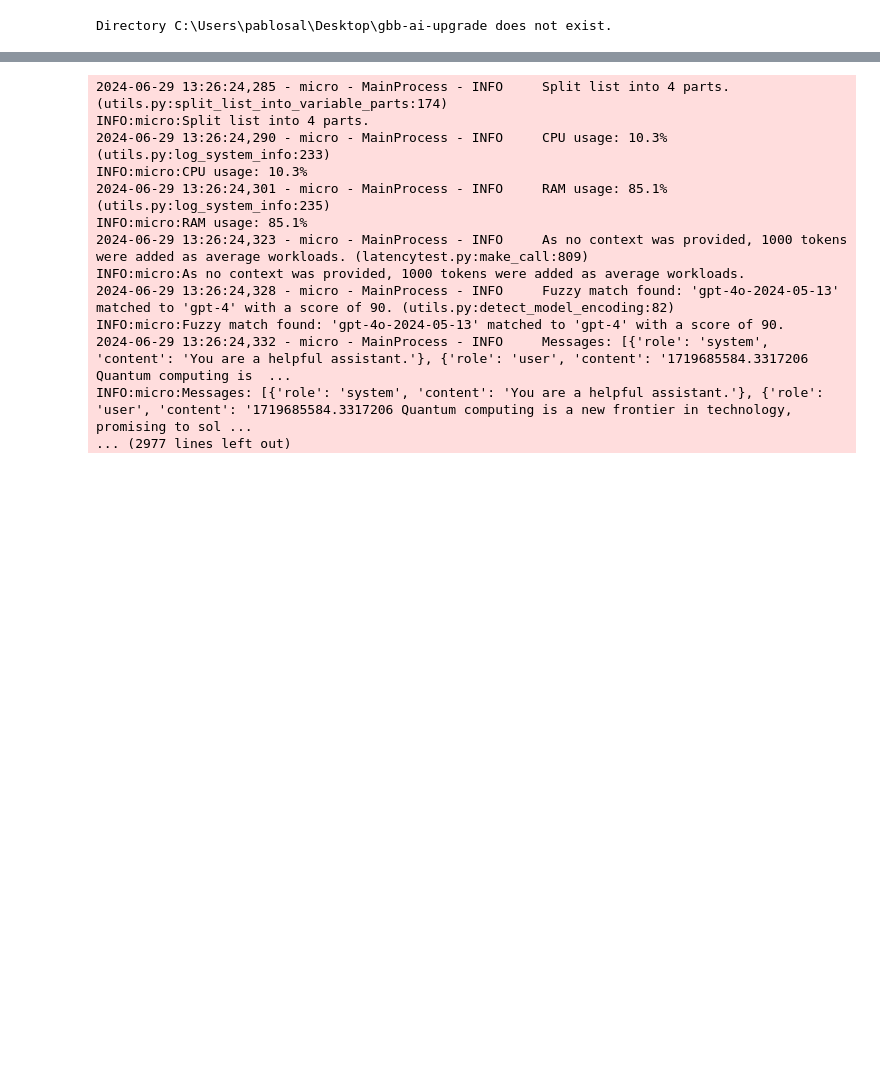
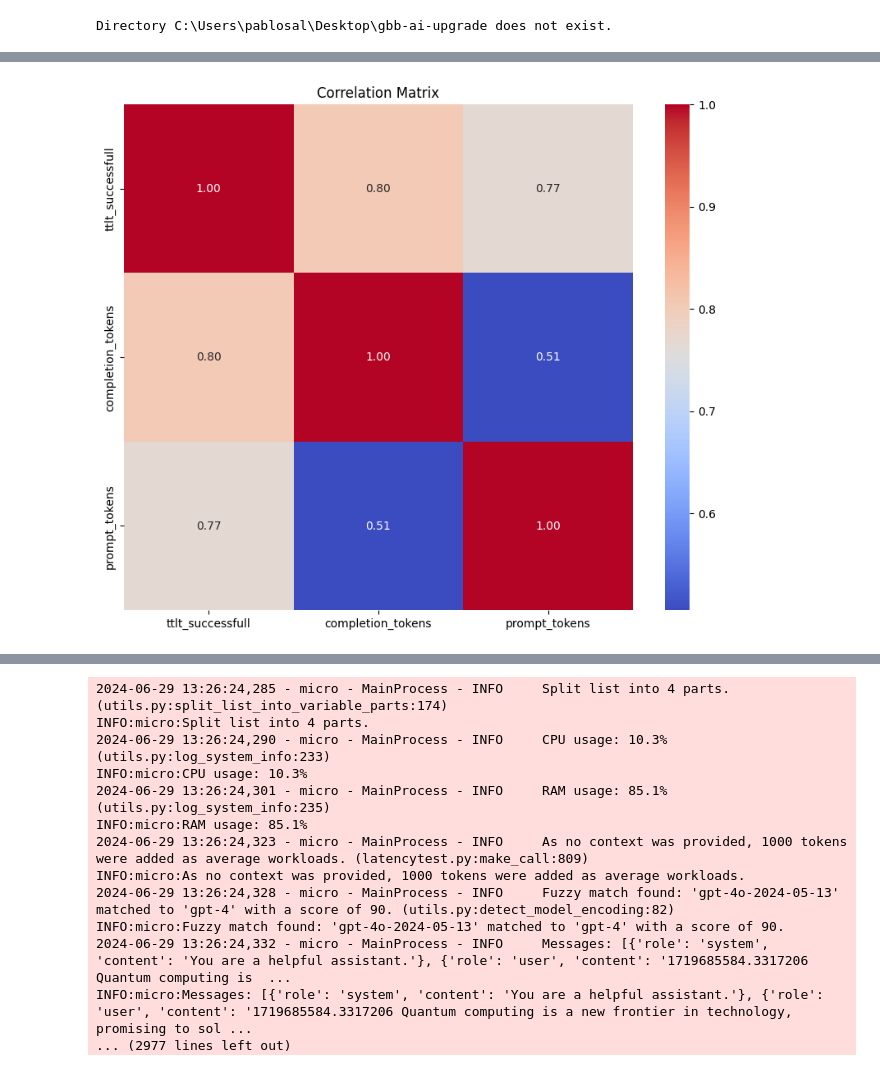
Before and after one commit to pablosalvador10/gbb-bench4ai, a Jupyter notebook: test.ipynb, the cells around one changed output, grey strips where cells are left out. Saved outputs shown, nothing was run; the diff lists cells and outputs as text; code cells hidden in the pictures; blank space fills up the shorter version.

Commit message:
add value

```diff
--- a/test.ipynb
+++ b/test.ipynb
@@ -37,0 +192,91 @@ benchmark_non_streaming = AzureOpenAIBenchmarkNonStreaming(api_key=OPENAI_API_KE
+# %%
+import pandas as pd
+
+# Initialize an empty list to hold all data
+all_data = []
+
+# Extract model names and tokens, then populate the list with data
+for key, value in benchmark_streaming.results.items():
+    model_name, tokens = key.rsplit('_', 1)
+    for i in range(len(next(iter(value.values())))):
+        all_data.append({
+            'model_name': model_name,
+            'tokens': int(tokens),
+            'ttlt_successfull': value['ttlt_successfull'][i],
+            'completion_tokens': value['completion_tokens'][i],
+            'prompt_tokens': value['prompt_tokens'][i]
+        })
+
+# Convert the list to a DataFrame
+df = pd.DataFrame(all_data)
+
+# Create a dictionary to hold each model's DataFrame
+model_dfs = {}
+
+# Iterate over each unique model name
+for model_name in df['model_name'].unique():
+    # Filter the main DataFrame for the current model and assign it to the dictionary
+    model_dfs[model_name] = df[df['model_name'] == model_name]
+
+
+# Perform analyses and visualizations
+# Calculate correlation matrix
+correlation_matrix = df[['ttlt_successfull', 'completion_tokens', 'prompt_tokens']].corr()
+
+# Linear regression and residuals calculation for 'completion_tokens'
+slope, intercept, r_value, p_value, std_err = stats.linregress(df['completion_tokens'], df['ttlt_successfull'])
+df['Residuals Completion Tokens'] = df['ttlt_successfull'] - (slope * df['completion_tokens'] + intercept)
+
+# Linear regression and residuals calculation for 'prompt_tokens'
+slope, intercept, r_value, p_value, std_err = stats.linregress(df['prompt_tokens'], df['ttlt_successfull'])
+df['Residuals Prompt Tokens'] = df['ttlt_successfull'] - (slope * df['prompt_tokens'] + intercept)
+
+# Identify top outliers for both residuals
+top_outliers_completion = df.iloc[np.abs(df['Residuals Completion Tokens']).argsort()[-5:]]
+top_outliers_prompt = df.iloc[np.abs(df['Residuals Prompt Tokens']).argsort()[-5:]]
+
+# Display top outliers
+print("Top outliers for 'completion_tokens':")
+display(top_outliers_completion)
+
+print("Top outliers for 'prompt_tokens':")
+display(top_outliers_prompt)
+
+# Correlation matrix heatmap
+plt.figure(figsize=(10, 8))
+sns.heatmap(correlation_matrix, annot=True, cmap='coolwarm', fmt='.2f')
+plt.title('Correlation Matrix')
+plt.show()
+
+# Visualization for 'completion_tokens'
+plt.figure(figsize=(15, 8))
+sns.regplot(x='completion_tokens',
+            y='ttlt_successfull',
+            data=df, color='blue', label='Completion Tokens vs TTLT')
+for i in range(top_outliers_completion.shape[0]):
+    plt.annotate(f"{top_outliers_completion.iloc[i]['completion_tokens']:.2f}, {top_outliers_completion.iloc[i]['ttlt_successfull']:.2f}",
+                 (top_outliers_completion.iloc[i]['completion_tokens'], top_outliers_completion.iloc[i]['ttlt_successfull']))
+plt.xlabel('Completion Tokens')
+plt.ylabel('TTLT Successful')
+plt.title('TTLT Successful vs Completion Tokens')
+plt.legend()
+plt.text(0.2, 0.8, f"Correlation: {correlation_matrix.loc['completion_tokens', 'ttlt_successfull']:.2f}", transform=plt.gca().transAxes)
+plt.text(0.2, 0.7, f"Note: Data from {df['model_name'][0]}", transform=plt.gca().transAxes)
+plt.show()
+
+# Visualization for 'prompt_tokens'
+plt.figure(figsize=(15, 8))
+sns.regplot(x='prompt_tokens',
+            y='ttlt_successfull',
+            data=df, color='red', label='Prompt Tokens vs TTLT')
+for i in range(top_outliers_prompt.shape[0]):
+    plt.annotate(f"{top_outliers_prompt.iloc[i]['prompt_tokens']:.2f}, {top_outliers_prompt.iloc[i]['ttlt_successfull']:.2f}",
+                 (top_outliers_prompt.iloc[i]['prompt_tokens'], top_outliers_prompt.iloc[i]['ttlt_successfull']))
+plt.xlabel('Prompt Tokens')
+plt.ylabel('TTLT Successful')
+plt.title('TTLT Successful vs Prompt Tokens')
+plt.legend()
+plt.text(0.2, 0.8, f"Correlation: {correlation_matrix.loc['prompt_tokens', 'ttlt_successfull']:.2f}", transform=plt.gca().transAxes)
+plt.text(0.2, 0.7, f"Note: Data from {df['model_name'][0]}", transform=plt.gca().transAxes)
+plt.show()
+# %% [output]
@@ -37,0 +297 @@ benchmark_non_streaming = AzureOpenAIBenchmarkNonStreaming(api_key=OPENAI_API_KE
+[figure, added]
```
Also changed, not shown: parts of 20 cells of this notebook, 4 other files.
